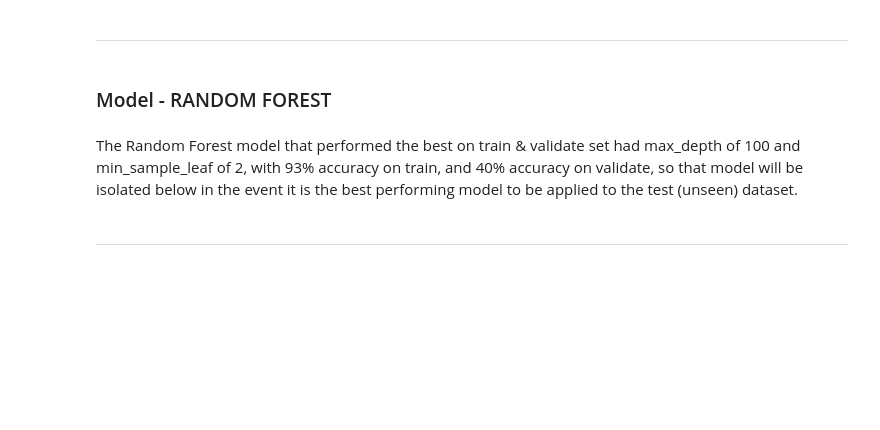
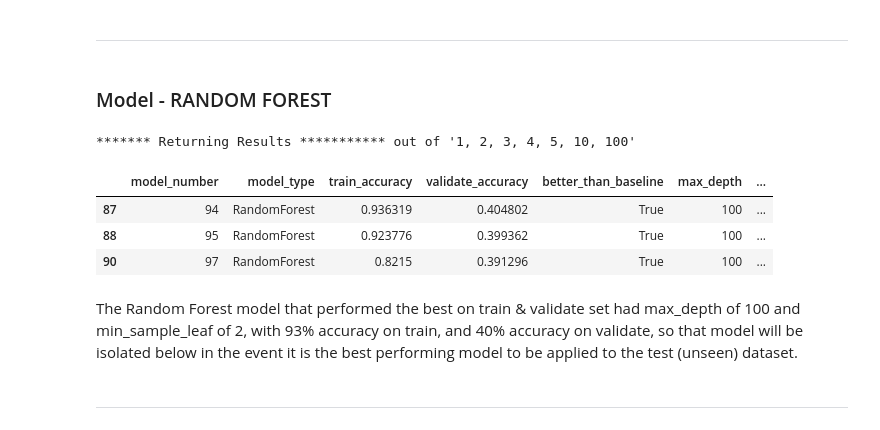
Before and after one commit to CBRJ-Lyrical-Metrics/lyrical-evolution-capstone, a Jupyter notebook: final_report.ipynb, the cells around one changed output. Saved outputs shown, nothing was run; the diff lists cells and outputs as text; code cells hidden in the pictures; blank space fills up the shorter version.

```diff
--- a/final_report.ipynb
+++ b/final_report.ipynb
@@ -493,8 +502,14 @@ The Decision Tree model that performed the best on train & validate set had max_
 ### Model - RANDOM FOREST
 # %%
 # uncommit to run the following code
-# results2 = model.run_random_forest_models(df)
-# results2.drop(columns='test_accuracy').sort_values('validate_accuracy', ascending=False).head(3)
+results2 = model.run_random_forest_models(df)
+results2.drop(columns='test_accuracy').sort_values('validate_accuracy', ascending=False).head(3)
+# %% [output]
+******* Returning Results *********** out of '1, 2, 3, 4, 5, 10, 100'
+|  | model_number | model_type | train_accuracy | validate_accuracy | better_than_baseline | max_depth | ... |
+| 87 | 94 | RandomForest | 0.936319 | 0.404802 | True | 100 | ... |
+| 88 | 95 | RandomForest | 0.923776 | 0.399362 | True | 100 | ... |
+| 90 | 97 | RandomForest | 0.8215 | 0.391296 | True | 100 | ... |
 # %% [markdown]
 The Random Forest model that performed the best on train & validate set had max_depth of 100 and min_sample_leaf of 2, with 93%  accuracy on train, and 40% accuracy on validate, so that model will be isolated below in the event it is the best performing model to be applied to the test (unseen) dataset.
 # %% [markdown]
```
Also changed, not shown: parts of 5 cells of this notebook.
